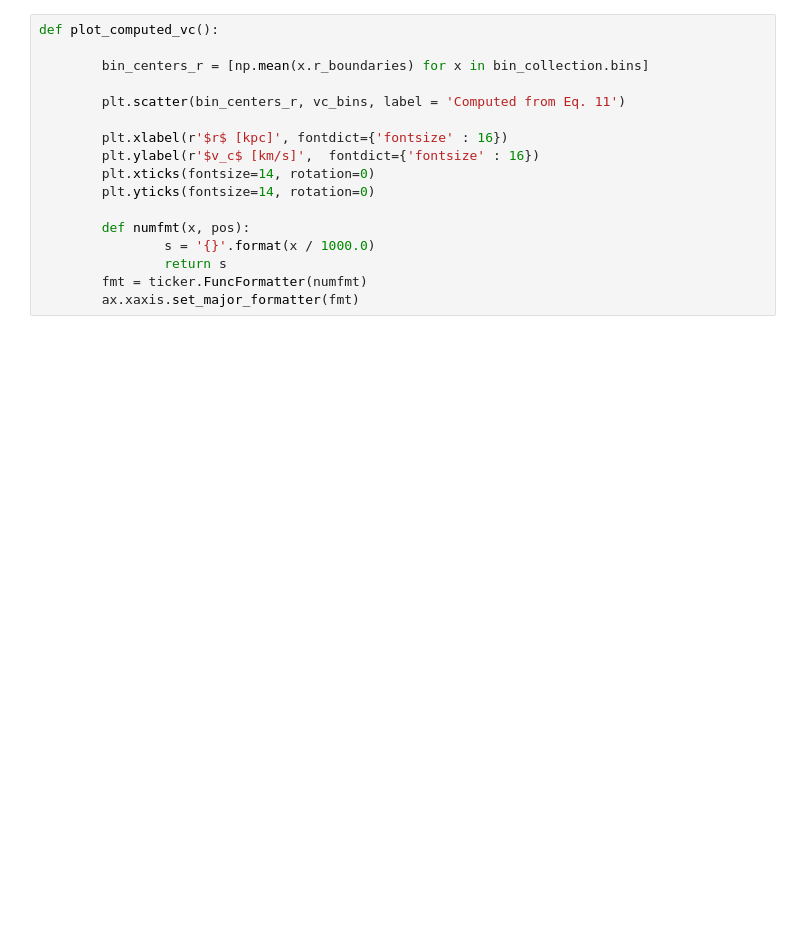
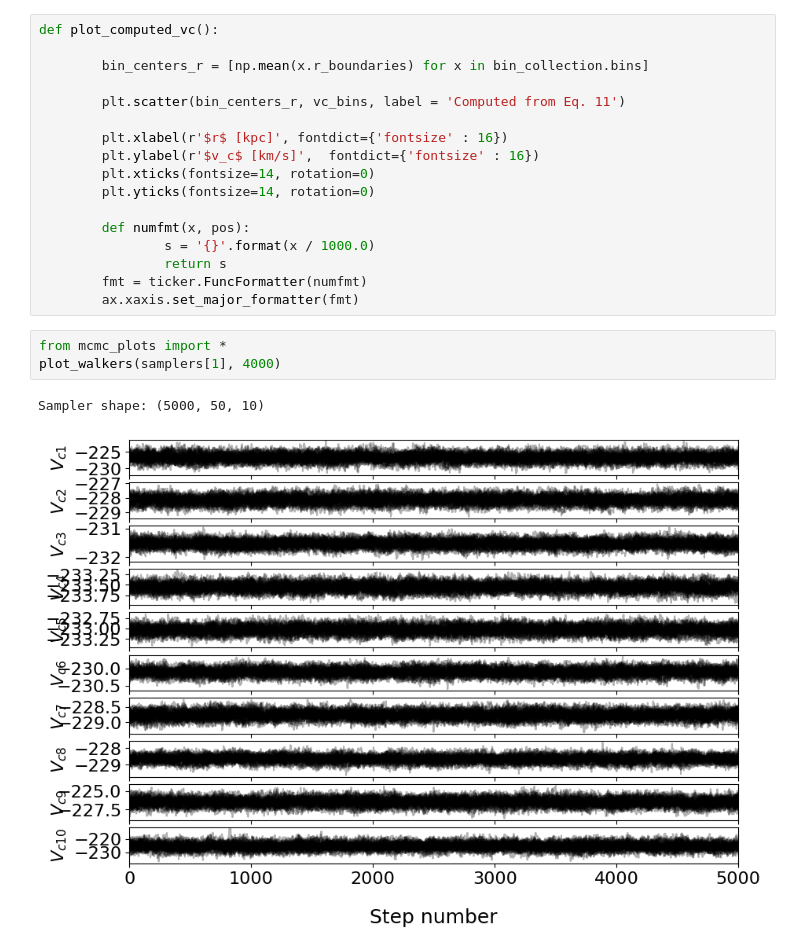
Before and after one commit to HEP-KBFI/gaia-tools, a Jupyter notebook: jupyter-notebook/Circular_Velocity_Computation.ipynb, the cells around one changed output. Saved outputs shown, nothing was run; the diff lists cells and outputs as text; blank space fills up the shorter version.

```diff
--- a/jupyter-notebook/Circular_Velocity_Computation.ipynb
+++ b/jupyter-notebook/Circular_Velocity_Computation.ipynb
@@ -258,6 +273,12 @@ def plot_computed_vc():
                 return s
         fmt = ticker.FuncFormatter(numfmt)
         ax.xaxis.set_major_formatter(fmt)
+# %%
+from mcmc_plots import *
+plot_walkers(samplers[1], 4000)
+# %% [output]
+Sampler shape: (5000, 50, 10)
+[figure, added]
 # %%
 plot_rotation_curve(False,
                     paths,
```
Also changed, not shown: parts of 3 cells of this notebook, 7 other files.
